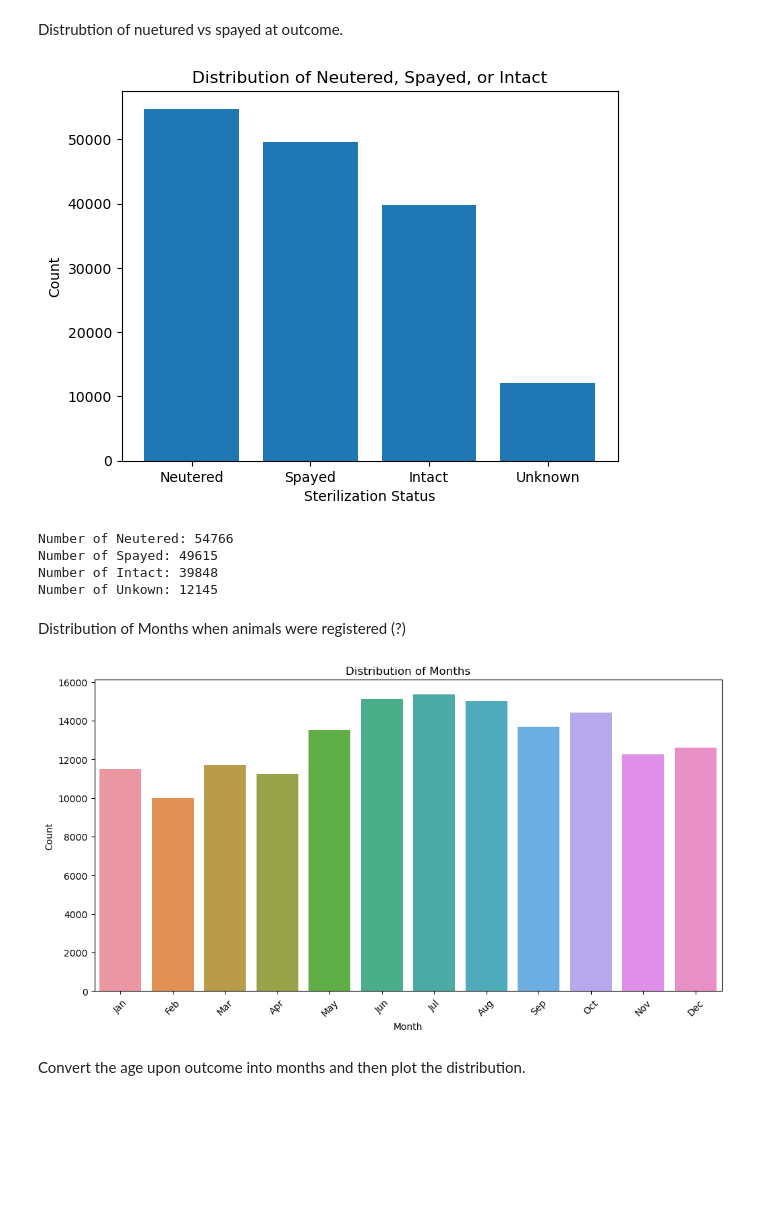
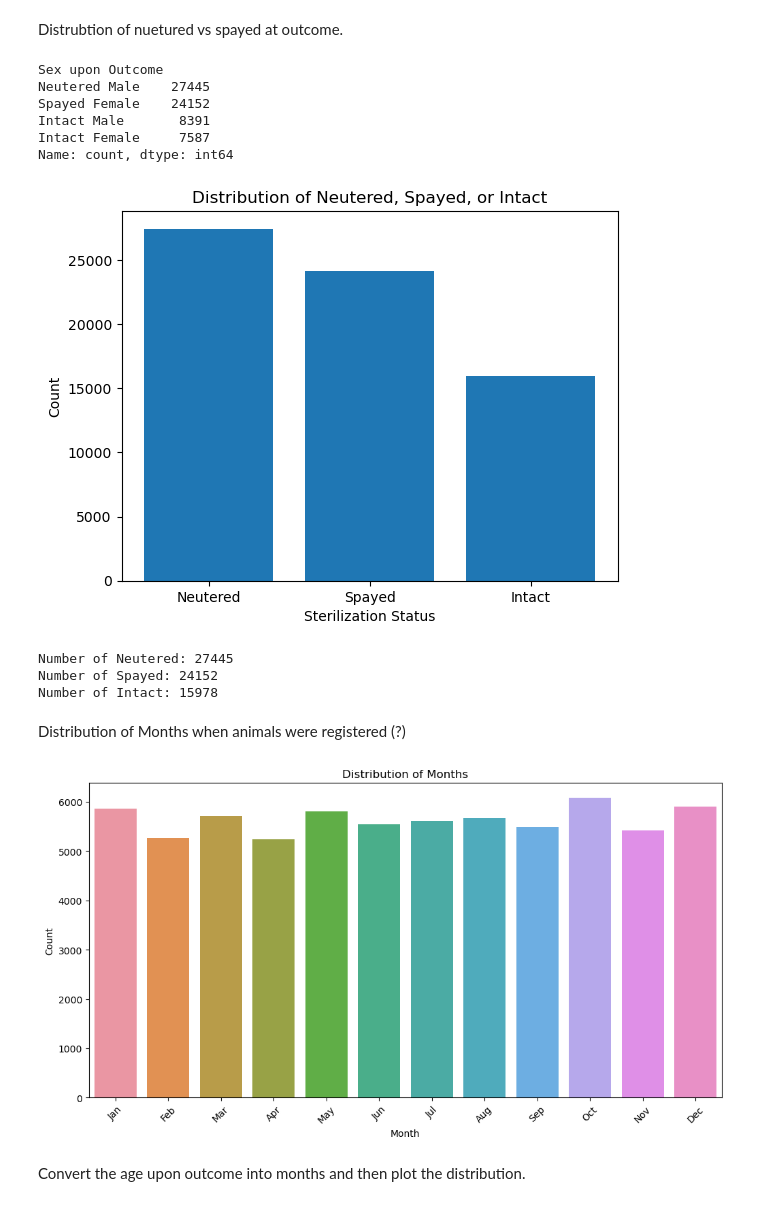
Before and after one commit to shruti2003/MLFinalProject, a Jupyter notebook: ML Final Project.ipynb, the cells around one changed output. Drawn from its saved outputs; the diff is of its cells as text; code cells hidden in the pictures; blank space fills up the shorter version.

```diff
--- a/ML Final Project.ipynb
+++ b/ML Final Project.ipynb
@@ -59,6 +59,6 @@ Length after drop Outcome Type:  156376
 # %% [markdown]
 Second, we want to drop "Outcome Subtype". Since most rows have NaN in the "Outcome Subtype" column, it won't be an important column for us to use in our model.
 # %%
-data.drop(columns=['Outcome Subtype'], inplace=True)
+data.drop(columns=['Outcome Subtype', 'Name', 'DateTime', 'Date of Birth', 'Animal ID'], inplace=True)
 data.head()
 # %% [output]
@@ -267,7 +267,7 @@ for category, count in category_counts.items():
 # to do add a size category with the breed to wsize mapping
 breeds_data.loc[:, 'Size'] = breeds_data['Breed'].map(breed_to_category)
 dog_data = breeds_data
-dog_data["Breed"] = dog_data["Size"]
+# dog_data["Breed"] = dog_data["Size"]
 
 # print(len(dog_data))
 # %% [output]
@@ -332,11 +341,10 @@ plt.show()
 # %% [markdown]
 Distribution of dog sex upon Outcome.
 # %%
-sex_upon_outcome = data["Sex upon Outcome"]
+sex_upon_outcome = dog_data["Sex upon Outcome"]
 
 male = 0
 female = 0
-unknown = 0
 
 for outcome in sex_upon_outcome:
     if pd.notna(outcome):
@@ -344,11 +352,10 @@ for outcome in sex_upon_outcome:
             male += 1
         elif "Female" in outcome:
             female += 1
-        elif "Unknown" in outcome or "nan" in outcome:
-            unknown += 1
 
-categories = ["Male", "Female", "Unknown"]
-counts = [male, female, unknown]
+
+categories = ["Male", "Female"]
+counts = [male, female]
 
 plt.bar(categories, counts)
 plt.title("Distribution of Male and Female")
@@ -358,5 +365,4 @@ plt.show()
 
 print(f"Number of Males: {male}")
 print(f"Number of Females: {female}")
-print(f"Number of Unkown: {unknown}")
 # %% [output]
@@ -369,45 +374,47 @@ Distrubtion of nuetured vs spayed at outcome.
 # %%
 neutered = 0
 spayed = 0
 intact = 0
-unkown = 0
 
-color_counts = data['Color'].value_counts()
+sex_counts = dog_data["Sex upon Outcome"].value_counts()
+print(sex_counts)
 
 for outcome in sex_upon_outcome:
     if pd.notna(outcome):
         if "Neutered" in outcome:
             neutered += 1
         elif "Spayed" in outcome:
             spayed += 1
         elif "Intact" in outcome:
             intact += 1
-        elif "Unknown" in outcome or "nan" in outcome:
-            unkown += 1
 
-categories = ["Neutered", "Spayed", "Intact", "Unknown"]
-counts = [neutered, spayed, intact, unkown]
+categories = ["Neutered", "Spayed", "Intact"]
+counts = [neutered, spayed, intact]
 
 plt.bar(categories, counts)
 plt.title("Distribution of Neutered, Spayed, or Intact")
 plt.xlabel("Sterilization Status")
 plt.ylabel("Count")
 plt.show()
 
 print(f"Number of Neutered: {neutered}")
 print(f"Number of Spayed: {spayed}")
 print(f"Number of Intact: {intact}")
-print(f"Number of Unkown: {unkown}")
 # %% [output]
+Sex upon Outcome
+Neutered Male    27445
+Spayed Female    24152
+Intact Male       8391
+Intact Female     7587
+Name: count, dtype: int64
-[figure, old version]
+[figure, new version]
-Number of Neutered: 54766
-Number of Spayed: 49615
-Number of Intact: 39848
-Number of Unkown: 12145
+Number of Neutered: 27445
+Number of Spayed: 24152
+Number of Intact: 15978
 # %% [markdown]
 Distribution of Months when animals were registered (?)
 # %%
-month_data = data['MonthYear']
+month_data = dog_data['MonthYear']
 df = pd.DataFrame(month_data)
 pattern = r'([a-zA-Z]{3}) \d{4}'
 df['MonthYear'] = df['MonthYear'].str.extract(pattern)
@@ -424,7 +431,7 @@ plt.ylabel('Count')
 plt.xticks(rotation=45)
 plt.show()
 # %% [output]
-[figure, old version]
+[figure, new version]
 # %% [markdown]
 Convert the age upon outcome into months and then plot the distribution.
 # %%
```
Also changed, not shown: parts of 18 cells of this notebook.
